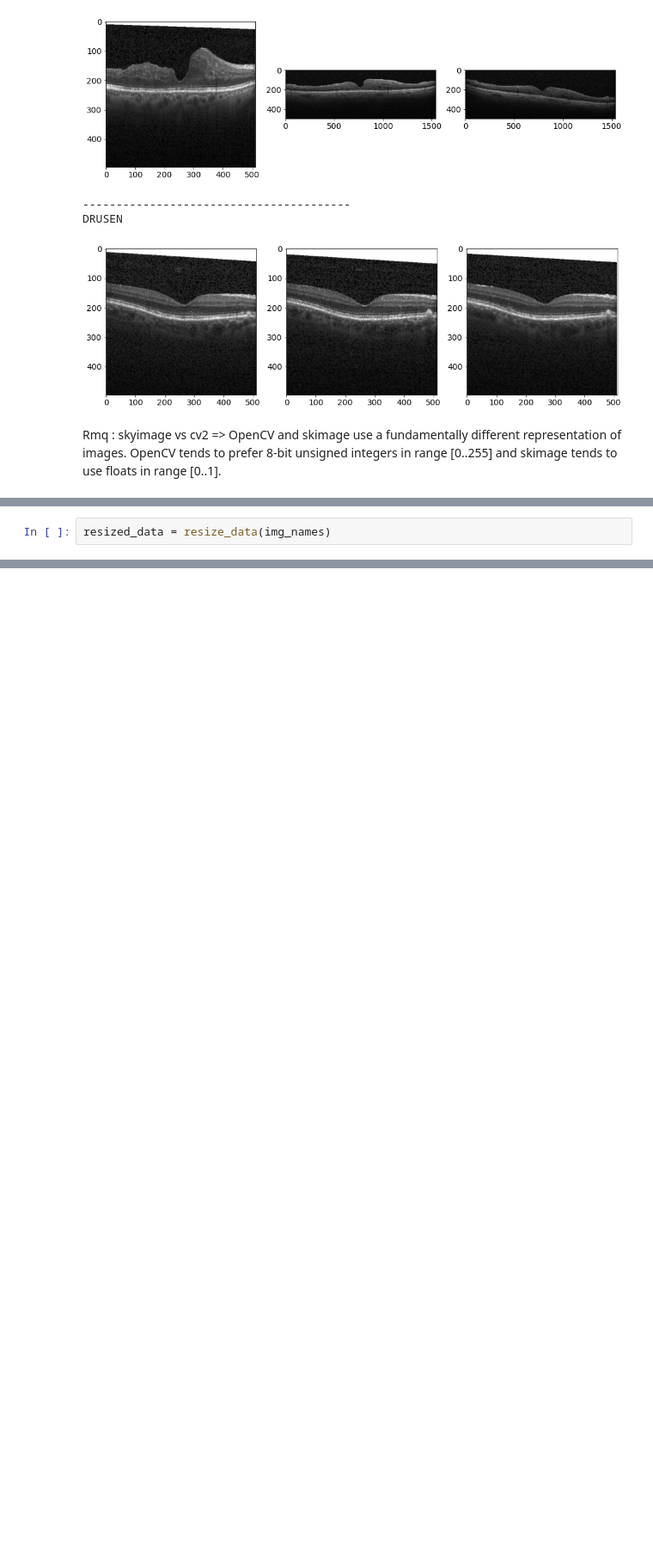
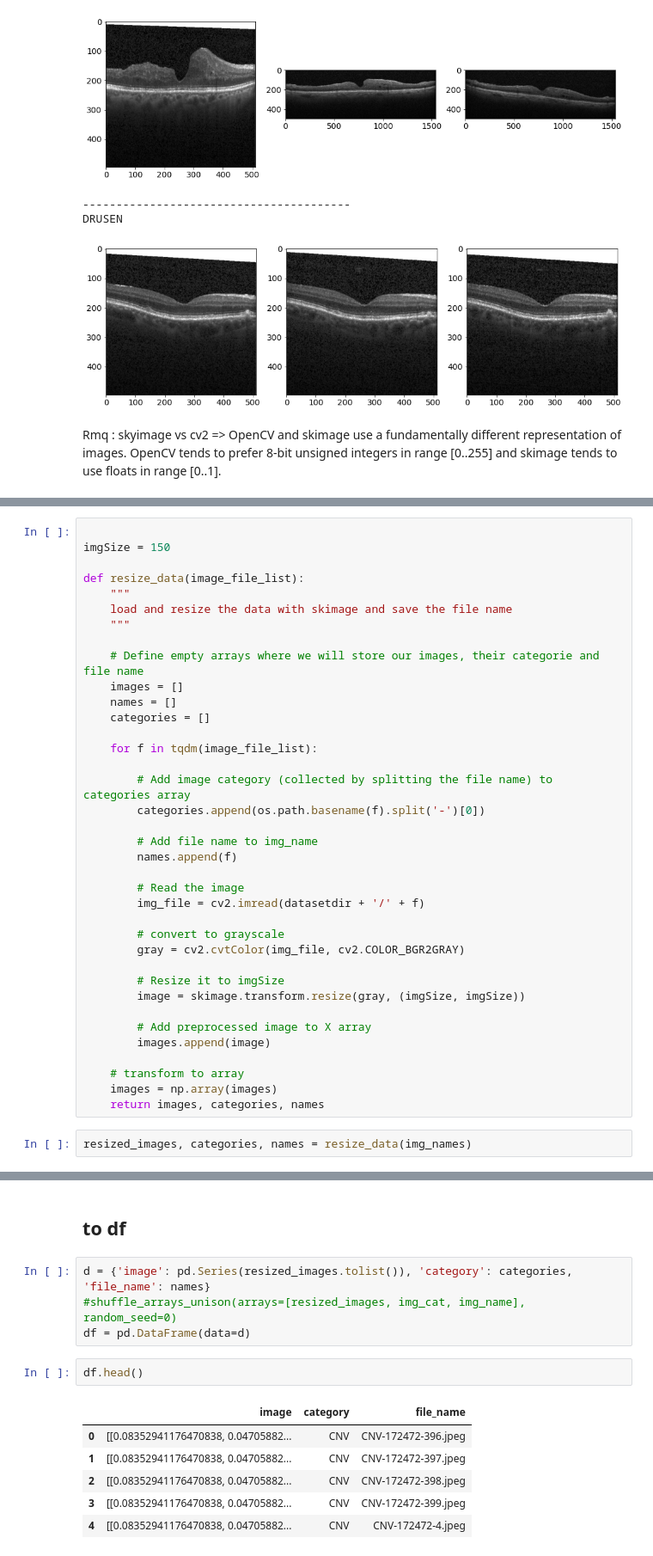
Before and after one commit to Lucile-S/Unsupervised_image_classification, a Jupyter notebook: Unsupervised_classification_of_retina_OCT_images.ipynb, the cells around one changed output, grey strips where cells are left out. Shown at 86% size. Cells and saved outputs as stored; diff of their text form; blank space fills up the shorter version.

```diff
--- a/Unsupervised_classification_of_retina_OCT_images.ipynb
+++ b/Unsupervised_classification_of_retina_OCT_images.ipynb
@@ -226,4 +248,41 @@ def resize_data(image_file_list):
+# %%
+
+imgSize = 150
+
+def resize_data(image_file_list):
+    """
+    load and resize the data with skimage and save the file name
+    """
+
+    # Define empty arrays where we will store our images, their categorie and file name
+    images = []
+    names = []
+    categories = []
+
+    for f in tqdm(image_file_list):
+
+        # Add image category (collected by splitting the file name) to categories array
+        categories.append(os.path.basename(f).split('-')[0])
+
+        # Add file name to img_name
+        names.append(f)
+
+        # Read the image
+        img_file = cv2.imread(datasetdir + '/' + f)
+
+        # convert to grayscale
+        gray = cv2.cvtColor(img_file, cv2.COLOR_BGR2GRAY)
+
+        # Resize it to imgSize
+        image = skimage.transform.resize(gray, (imgSize, imgSize))
+
+        # Add preprocessed image to X array
+        images.append(image)
+
+    # transform to array
+    images = np.array(images)
+    return images, categories, names
 # %%
-resized_data = resize_data(img_names)
+resized_images, categories, names = resize_data(img_names)
 # %%
 # checking size of the data resized
@@ -238,0 +308,15 @@ plt.imshow(resized_data[0])
+# %% [markdown]
+## to df
+# %%
+d = {'image': pd.Series(resized_images.tolist()), 'category': categories, 'file_name': names}
+#shuffle_arrays_unison(arrays=[resized_images, img_cat, img_name], random_seed=0)
+df = pd.DataFrame(data=d)
+# %%
+df.head()
+# %% [output]
+|  | image | category | file_name |
+| 0 | [[0.08352941176470838, 0.04705882... | CNV | CNV-172472-396.jpeg |
+| 1 | [[0.08352941176470838, 0.04705882... | CNV | CNV-172472-397.jpeg |
+| 2 | [[0.08352941176470838, 0.04705882... | CNV | CNV-172472-398.jpeg |
+| 3 | [[0.08352941176470838, 0.04705882... | CNV | CNV-172472-399.jpeg |
+| 4 | [[0.08352941176470838, 0.04705882... | CNV | CNV-172472-4.jpeg |
```
Also changed, not shown: parts of 40 cells of this notebook.
